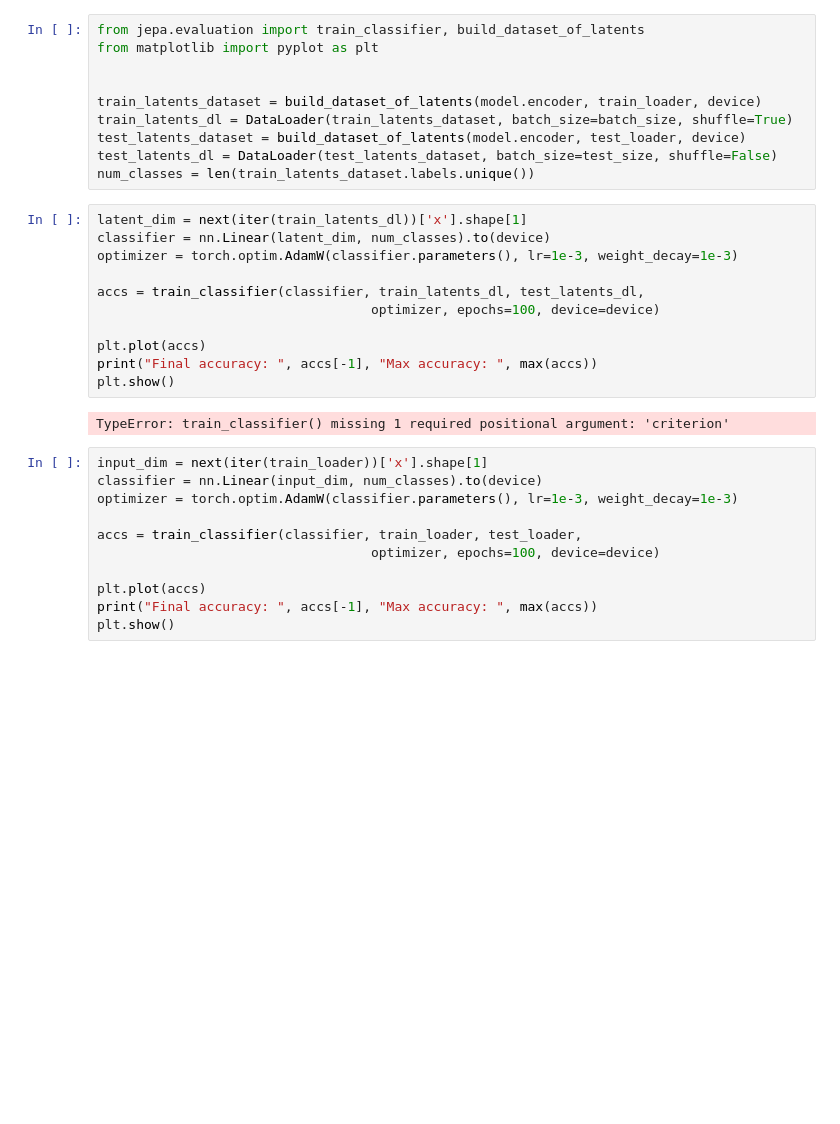
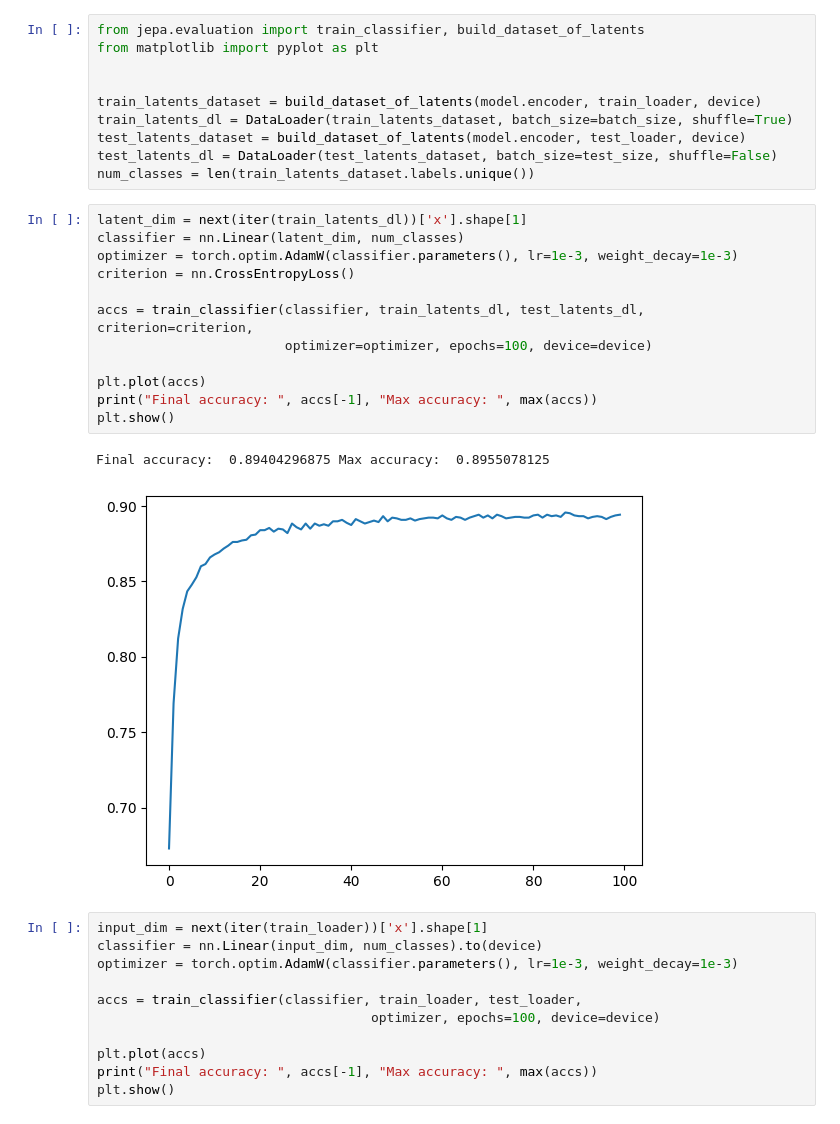
Before and after one commit to MattiaSC01/JEPA, a Jupyter notebook: notebooks/load_pretrained.ipynb, the cells around one changed output. Saved outputs shown, nothing was run; the diff lists cells and outputs as text; blank space fills up the shorter version.

Commit message:
fix: classifier training with ae features

```diff
--- a/notebooks/load_pretrained.ipynb
+++ b/notebooks/load_pretrained.ipynb
@@ -96,17 +96,19 @@ test_latents_dl = DataLoader(test_latents_dataset, batch_size=test_size, shuffle
 num_classes = len(train_latents_dataset.labels.unique())
 # %%
 latent_dim = next(iter(train_latents_dl))['x'].shape[1]
-classifier = nn.Linear(latent_dim, num_classes).to(device)
+classifier = nn.Linear(latent_dim, num_classes)
 optimizer = torch.optim.AdamW(classifier.parameters(), lr=1e-3, weight_decay=1e-3)
+criterion = nn.CrossEntropyLoss()
 
-accs = train_classifier(classifier, train_latents_dl, test_latents_dl,
-                                   optimizer, epochs=100, device=device)
+accs = train_classifier(classifier, train_latents_dl, test_latents_dl, criterion=criterion,
+                        optimizer=optimizer, epochs=100, device=device)
 
 plt.plot(accs)
 print("Final accuracy: ", accs[-1], "Max accuracy: ", max(accs))
 plt.show()
 # %% [output]
-TypeError: train_classifier() missing 1 required positional argument: 'criterion'
+Final accuracy:  0.89404296875 Max accuracy:  0.8955078125
+[figure, added]
 # %%
 input_dim = next(iter(train_loader))['x'].shape[1]
 classifier = nn.Linear(input_dim, num_classes).to(device)
```
Also changed, not shown: parts of 1 cell of this notebook, 2 other files.
